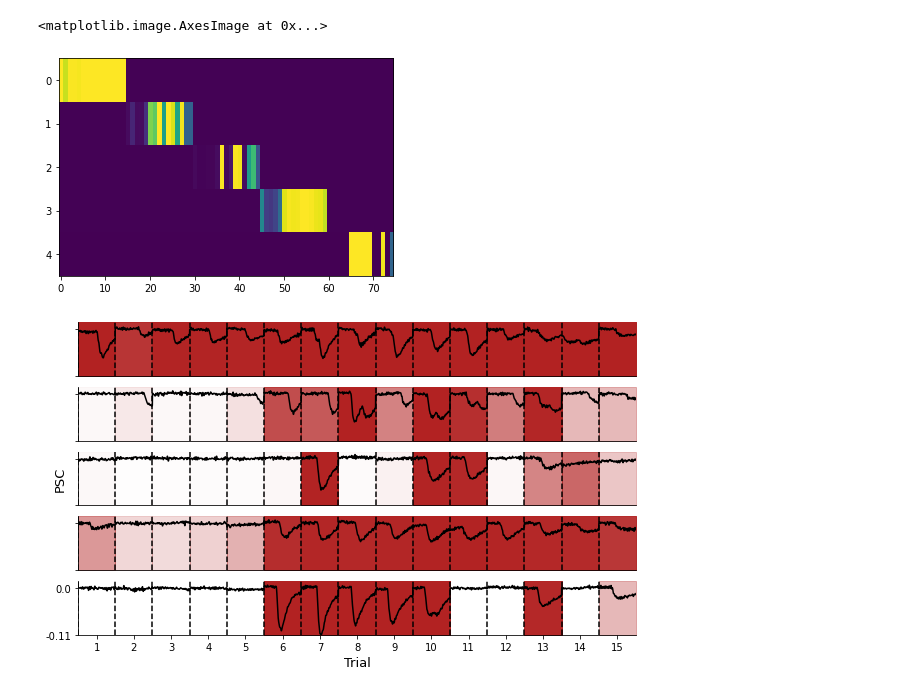
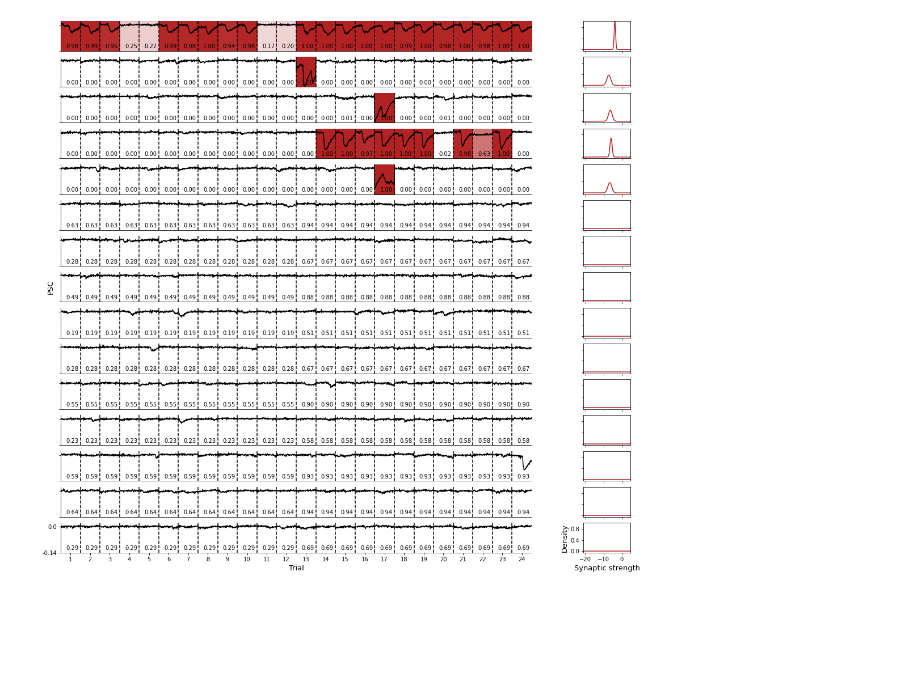
Before and after one commit to marcustriplett/circuitmap, a Jupyter notebook: notebooks/testing_nots_on_expt_data.ipynb, the cells around one changed output. Drawn from its saved outputs; the diff is of its cells as text; code cells hidden in the pictures; blank space fills up the shorter version.

```diff
--- a/notebooks/testing_nots_on_expt_data.ipynb
+++ b/notebooks/testing_nots_on_expt_data.ipynb
@@ -14,5 +19,5 @@ import adaprobe
 # %%
-data = np.load('data/one_cell_per_plane_sample_data.npz')
+data = np.load('data/one_cell_per_plane_plus_10_random_%s.npz'%fname)
 # %%
 y = data['y']
 stimulus_matrix = data['stimulus_matrix']
@@ -37,7 +42,7 @@ priors = {
 fit_options = {
     'iters': 100,
     'num_mc_samples': 20,
-    'seed': 0
+    'seed': 1
 }
 
 model = adaprobe.Model(np.zeros(N), priors=priors)
@@ -59,11 +64,9 @@ plt.show()
 # %%
 lam = np.array(model.state['lam']).T
+alpha = np.array(model.state['alpha'])
+
+phi = model.state['phi']
+phi_cov = model.state['phi_cov']
+phi_sdevs = np.sqrt(np.array([np.diag(phi_cov[n]) for n in range(N)]))
+plow = phi - phi_sdevs
+phigh = phi + phi_sdevs
-# %%
-for n in range(N):
-    plt.figure(figsize=(20, 1))
-    plt.plot(np.arange(K), lam[n], 'o-', color='gray')
-    plt.ylim([0, 1.05])
-    plt.xlim([-1/2, K+1/2])
-    for loc in ['top', 'right']:
-        plt.gca().spines[loc].set_visible(False)
-    plt.show()
@@ -76,5 +72,0 @@ for n in range(N):
-# %%
-plt.imshow(lam, aspect='auto')
-# %% [output]
-<matplotlib.image.AxesImage at 0x...>
-[figure, removed]
@@ -83,37 +85,70 @@ fontsize=13
 # %%
 trial_breaks = np.arange(0, trial_length * n_repeats + 1, trial_length)
 
-plt.figure(figsize=(10, 1.15 * N))
+plt.figure(figsize=(18, 1.15 * N))
+gs = gridspec.GridSpec(N, 2, width_ratios=[15, 1.5])
 
 for n in range(N):
-    plt.subplot(N, 1, n + 1)
+    # Spike predictions
+    plt.subplot(gs[n, 0])
     stim_locs = np.where(stimulus_matrix[n] > 0)[0]
     this_y_psc = y_psc[stim_locs].flatten()/np.max(np.abs(y_psc))
-#     fill_lower, fill_upper = np.min(this_y_psc), np.max(this_y_psc)
     fill_lower = -1
     fill_upper = 0.15
     plt.xlim([0, trial_length*n_repeats])
     plt.ylim([-1, 0.15])
     for tb in range(len(trial_breaks) - 1):
         plt.plot([trial_breaks[tb], trial_breaks[tb]], [-1, 0.15], '--', color='k')
-        plt.fill_between(np.arange(trial_length * tb, trial_length * (tb + 1)), fill_lower * np.ones(trial_length), fill_upper * np.ones(trial_length), color='firebrick', alpha=lam[n, stim_locs][tb])
+        plt.fill_between(np.arange(trial_length * tb, trial_length * (tb + 1)), fill_lower * np.ones(trial_length), fill_upper * np.ones(trial_length), color='firebrick', alpha=lam[n, stim_locs][tb] * alpha[n])
+        plt.text(trial_breaks[tb] + trial_length/2 - 70, -0.9, '%.2f'%lam[n, stim_locs][tb])
     plt.plot(this_y_psc, color='k')
     for loc in ['top', 'right']:
         plt.gca().spines[loc].set_visible(False)
 
     if n == N-1:
         plt.xticks(trial_breaks[:-1] + trial_length/2)
         plt.gca().set_xticklabels(np.arange(1, n_repeats+1))
         plt.gca().set_yticklabels([np.round(np.min(y_psc), 2), 0.])
         plt.xlabel('Trial', fontsize=fontsize)
     elif n == N//2:
         plt.ylabel('PSC', fontsize=fontsize)
         plt.xticks([])
         plt.gca().set_yticklabels([])
     else:
         plt.xticks([])
         plt.gca().set_yticklabels([])
 
+    # Synapses
+    plt.subplot(gs[n, 1])
+    plt.plot(xrange, post[n], color='firebrick')
+    plt.xlim(np.min(xrange), np.max(xrange))
+    plt.ylim([-0.05, postmax])
+    if n < N-1:
+        plt.gca().set_xticklabels([])
+        plt.gca().set_yticklabels([])
+    else:
+        plt.xlabel('Synaptic strength', fontsize=fontsize)
+        plt.ylabel('Density', fontsize=fontsize)
+    plt.xticks(np.arange(-20, 1, 10))
+    plt.yticks([0, 0.4, 0.8])
+
+#     # Spike-power relationship
+#     plt.subplot(gs[n, 2])
+#     if alpha[n] < 0.5:
+#         sigcol = 'gray'
+#     else:
+#         sigcol = 'firebrick'
+#     plt.plot(sigmoid(phi[n, 0] * Irng - phi[n, 1]), color=sigcol)
+#     plt.fill_between(Irng, sigmoid(plow[n, 0] * Irng - plow[n, 1]), sigmoid(phigh[n, 0] * Irng - phigh[n, 1]), facecolor=sigcol, edgecolor='None', alpha=0.25)
+#     if n == N-1:
+#         plt.xlabel('Power', fontsize=fontsize)
+#         plt.ylabel('Spike prob', fontsize=fontsize)
+#     else:
+#         plt.gca().set_xticklabels([])
+#         plt.gca().set_yticklabels([])
+#     plt.xticks([0, 45, 90])
+
+# plt.savefig('figs/one_cell_per_plane_plus_10_random_%s.png'%fname, format='png', bbox_inches='tight', dpi=200, facecolor='white')
 plt.show()
 # %% [output]
-[figure, old version]
+[figure, new version]
```
Also changed, not shown: parts of 13 cells of this notebook, 4 other files.
